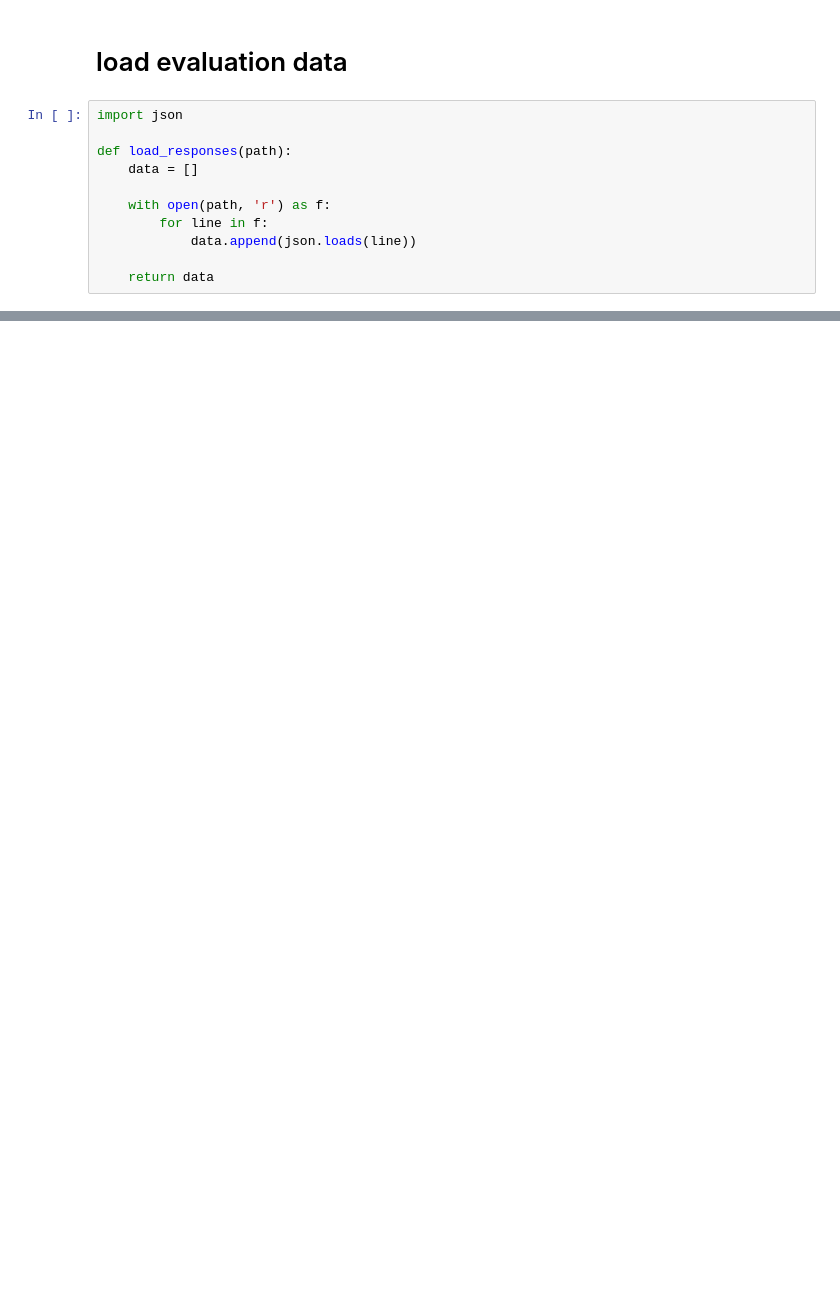
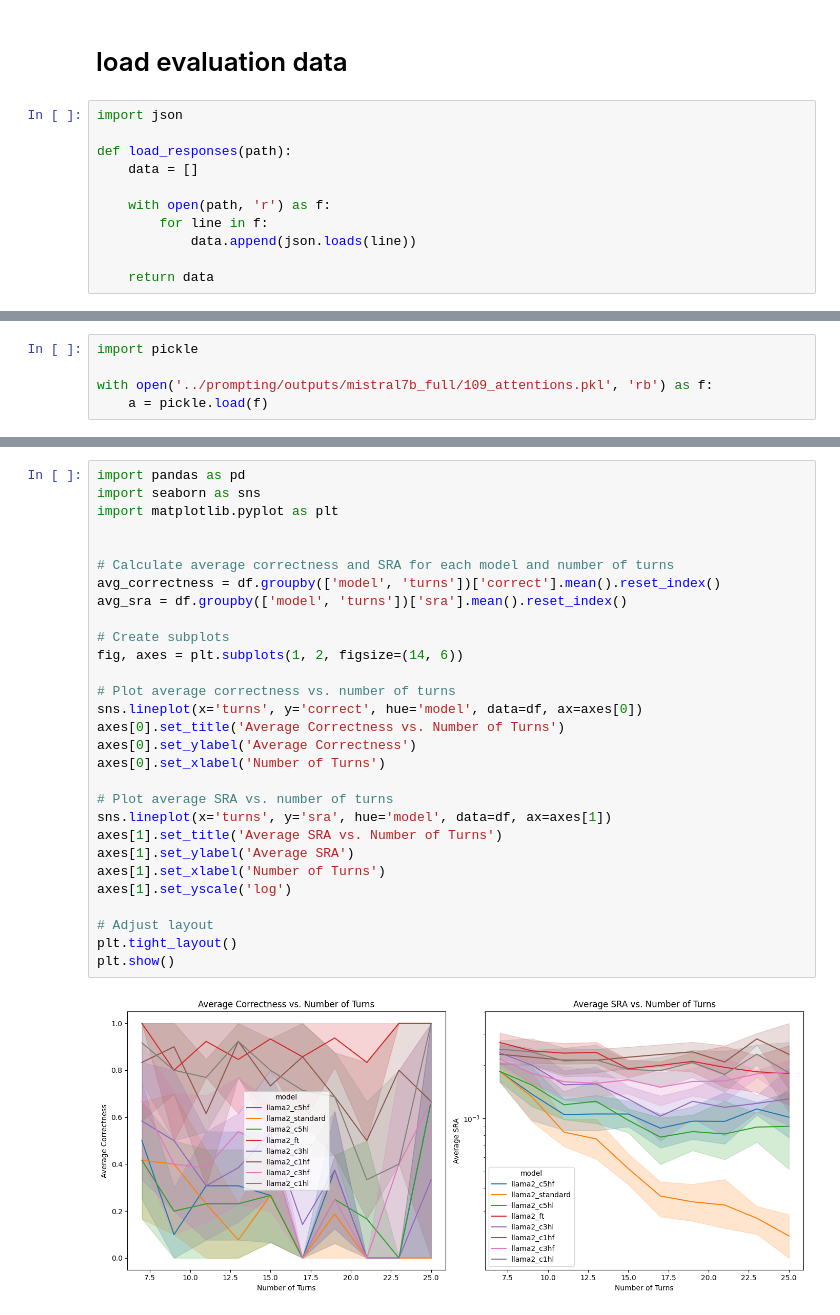
Before and after one commit to navidmdn/ESConv-SRA, a Jupyter notebook: training/evaluation.ipynb, the cells around one changed output, grey strips where cells are left out. Cells and saved outputs as stored; diff of their text form; blank space fills up the shorter version.

```diff
--- a/training/evaluation.ipynb
+++ b/training/evaluation.ipynb
@@ -53,0 +65,5 @@ sns.lineplot(df, x='acc', y='sra')
+# %%
+import pickle
+
+with open('../prompting/outputs/mistral7b_full/109_attentions.pkl', 'rb') as f:
+    a = pickle.load(f)
@@ -53,0 +131,31 @@ sns.lineplot(df, x='acc', y='sra')
+# %%
+import pandas as pd
+import seaborn as sns
+import matplotlib.pyplot as plt
+
+
+# Calculate average correctness and SRA for each model and number of turns
+avg_correctness = df.groupby(['model', 'turns'])['correct'].mean().reset_index()
+avg_sra = df.groupby(['model', 'turns'])['sra'].mean().reset_index()
+
+# Create subplots
+fig, axes = plt.subplots(1, 2, figsize=(14, 6))
+
+# Plot average correctness vs. number of turns
+sns.lineplot(x='turns', y='correct', hue='model', data=df, ax=axes[0])
+axes[0].set_title('Average Correctness vs. Number of Turns')
+axes[0].set_ylabel('Average Correctness')
+axes[0].set_xlabel('Number of Turns')
+
+# Plot average SRA vs. number of turns
+sns.lineplot(x='turns', y='sra', hue='model', data=df, ax=axes[1])
+axes[1].set_title('Average SRA vs. Number of Turns')
+axes[1].set_ylabel('Average SRA')
+axes[1].set_xlabel('Number of Turns')
+axes[1].set_yscale('log')
+
+# Adjust layout
+plt.tight_layout()
+plt.show()
+# %% [output]
+[figure, added]
```
Also changed, not shown: parts of 6 cells of this notebook, 3 other files.
